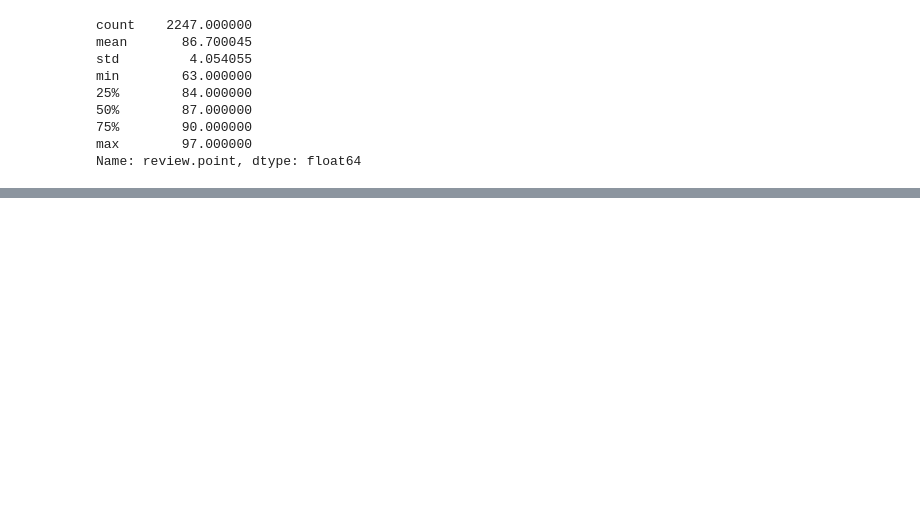
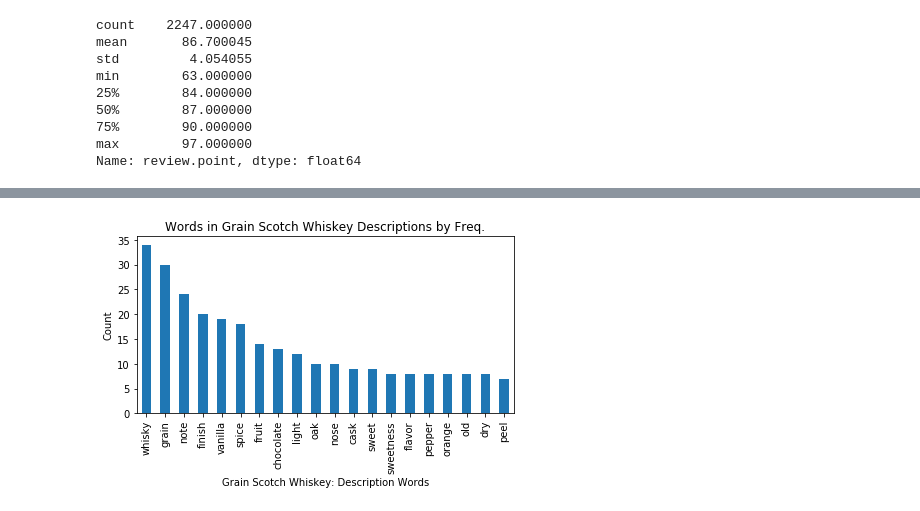
Before and after one commit to nwodon/Whiskey-NLP, a Jupyter notebook: Src/Preprocessing.ipynb, the cells around one changed output, grey strips where cells are left out. Cells and saved outputs as stored; diff of their text form; code cells hidden in the pictures; blank space fills up the shorter version.

```diff
--- a/Src/Preprocessing.ipynb
+++ b/Src/Preprocessing.ipynb
@@ -205,0 +267,6 @@ freq.plot(20, cumulative=False)
+# %%
+#GRAIN SCOTCH
+cat3=grain_scotch_["description"].tolist()
+cat3=tc.document(cat3).remove_stpwrds()
+cat3=tc.document(cat3).lemming()
+cat3=tc.document(cat3).remove_numbers()
@@ -205,0 +399,6 @@ freq.plot(20, cumulative=False)
+# %%
+c3word_freq=cat3.sum(axis = 0, skipna = True)
+c3_word = pd.DataFrame([c3word_freq])
+c3_word=c3_word.transpose()
+c3_word = c3_word.sort_values(0,ascending=False)
+c3_word.head()
@@ -205,0 +412,12 @@ freq.plot(20, cumulative=False)
+# %%
+#word_freq.value_counts()[:20].plot(kind='bar')
+c3_word[0][:20].plot.bar()
+plt.xlabel('Grain Scotch Whiskey: Description Words')
+plt.ylabel('Count')
+plt.title('Words in Grain Scotch Whiskey Descriptions by Freq.')
+plt.tight_layout()
+
+plt.savefig(dirname(d)+'/Figures/c3word_freq.png',dpi=300)
+plt.show()
+# %% [output]
+[figure, added]
```
Also changed, not shown: parts of 60 cells of this notebook, 28 other files.
